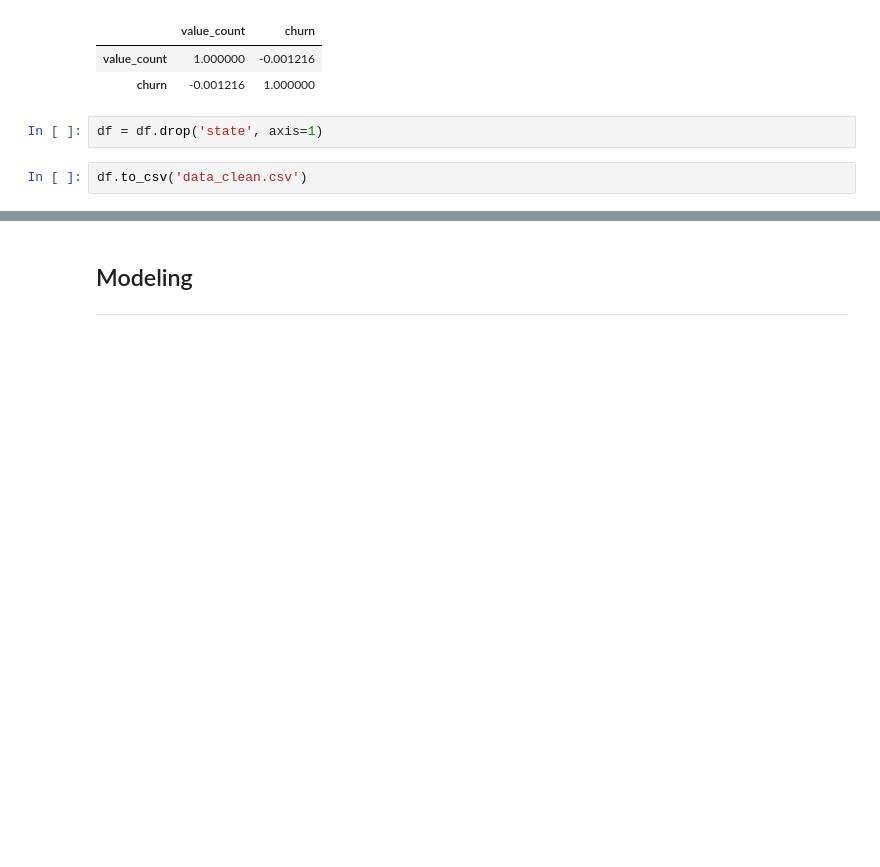
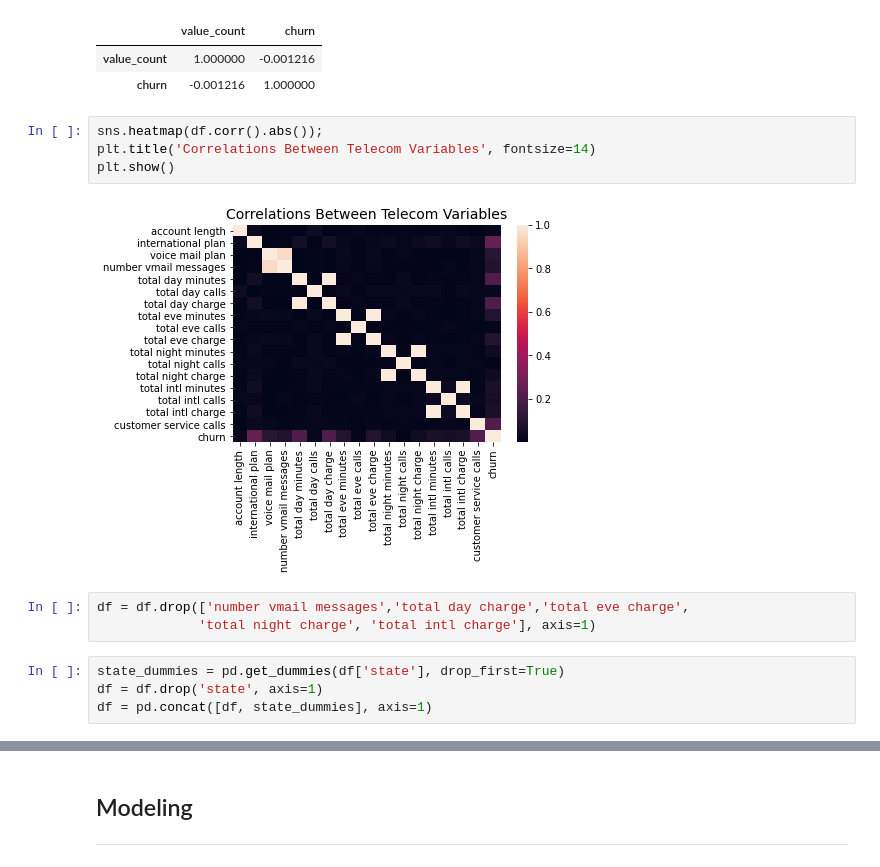
Before and after one commit to Sombrero7/project3, a Jupyter notebook: final_notebook.ipynb, the cells around one changed output, grey strips where cells are left out. Cells and saved outputs as stored; diff of their text form; blank space fills up the shorter version.

Commit message:
adding first day edits to initial notebook.

```diff
--- a/final_notebook.ipynb
+++ b/final_notebook.ipynb
@@ -137,7 +130,16 @@ states_df.corr()
 |  | value_count | churn |
 | value_count | 1.000000 | -0.001216 |
 | churn | -0.001216 | 1.000000 |
-# %%
-df = df.drop('state', axis=1)
-# %%
-df.to_csv('data_clean.csv')
+# %%
+sns.heatmap(df.corr().abs());
+plt.title('Correlations Between Telecom Variables', fontsize=14)
+plt.show()
+# %% [output]
+[figure, added]
+# %%
+df = df.drop(['number vmail messages','total day charge','total eve charge',
+             'total night charge', 'total intl charge'], axis=1)
+# %%
+state_dummies = pd.get_dummies(df['state'], drop_first=True)
+df = df.drop('state', axis=1)
+df = pd.concat([df, state_dummies], axis=1)
```
Also changed, not shown: parts of 17 cells of this notebook.
